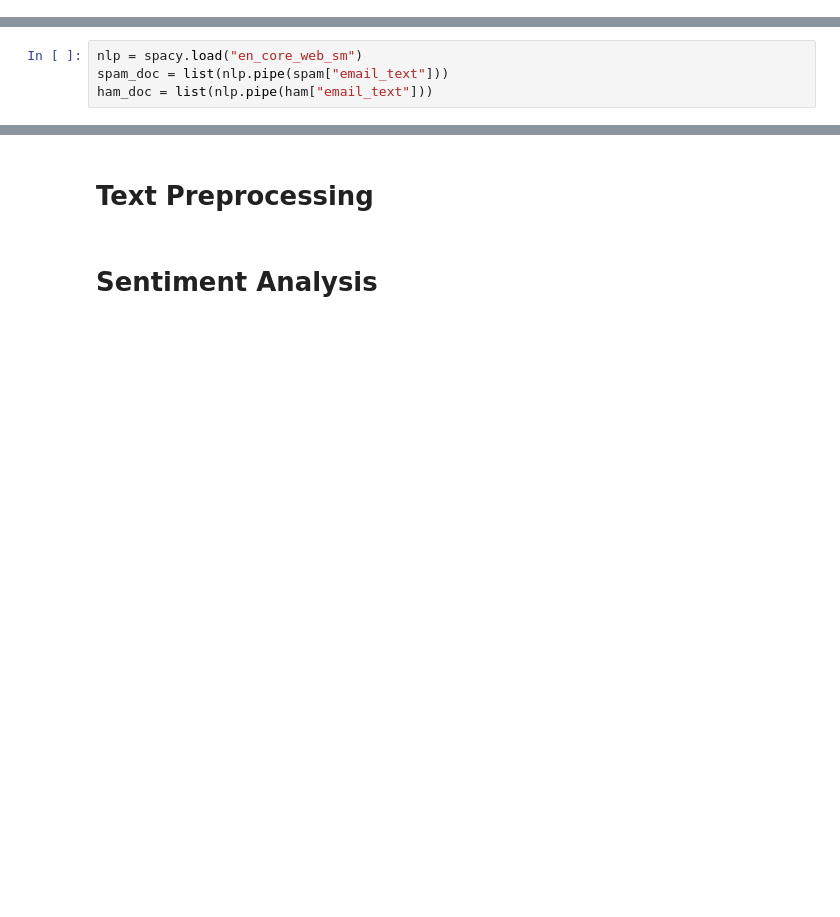
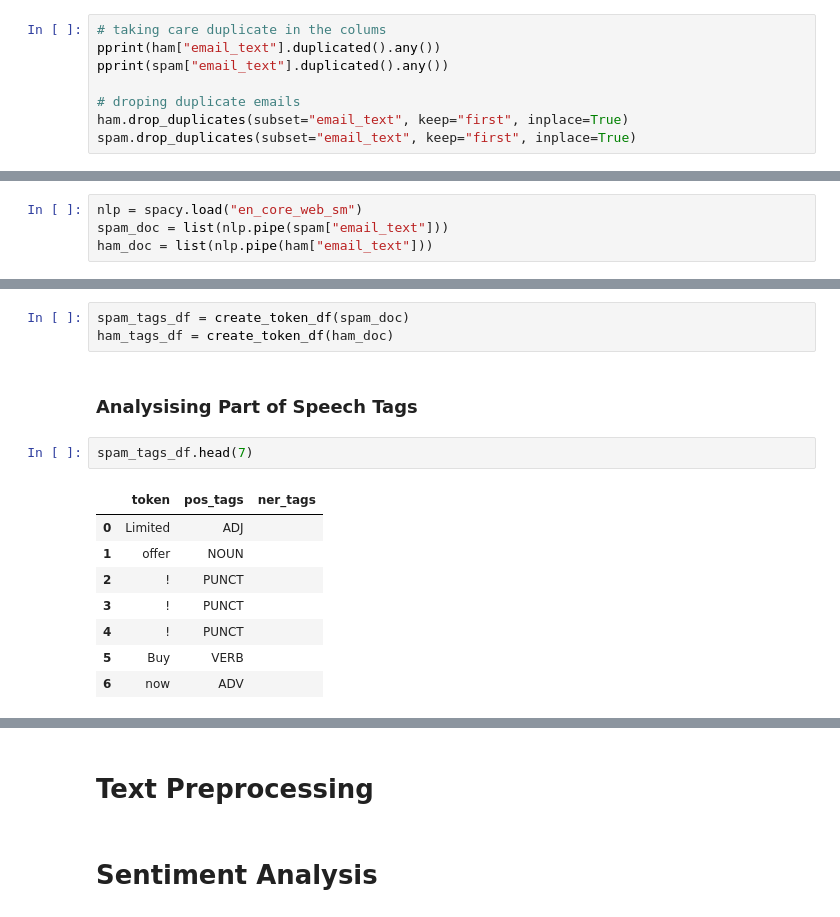
Before and after one commit to richmond003/Email-Spam-Detection, a Jupyter notebook: model.ipynb, the cells around one changed output, grey strips where cells are left out. Drawn from its saved outputs; the diff is of its cells as text; blank space fills up the shorter version.

```diff
--- a/model.ipynb
+++ b/model.ipynb
@@ -94,0 +93,8 @@ ham
+# %%
+# taking care duplicate in the colums
+pprint(ham["email_text"].duplicated().any())
+pprint(spam["email_text"].duplicated().any())
+
+# droping duplicate emails
+ham.drop_duplicates(subset="email_text", keep="first", inplace=True)
+spam.drop_duplicates(subset="email_text", keep="first", inplace=True)
@@ -136,0 +147,16 @@ pprint(ham_doc)
+# %%
+spam_tags_df = create_token_df(spam_doc)
+ham_tags_df = create_token_df(ham_doc)
+# %% [markdown]
+### Analysising Part of Speech Tags
+# %%
+spam_tags_df.head(7)
+# %% [output]
+|  | token | pos_tags | ner_tags |
+| 0 | Limited | ADJ |  |
+| 1 | offer | NOUN |  |
+| 2 | ! | PUNCT |  |
+| 3 | ! | PUNCT |  |
+| 4 | ! | PUNCT |  |
+| 5 | Buy | VERB |  |
+| 6 | now | ADV |  |
```
Also changed, not shown: parts of 21 cells of this notebook.
